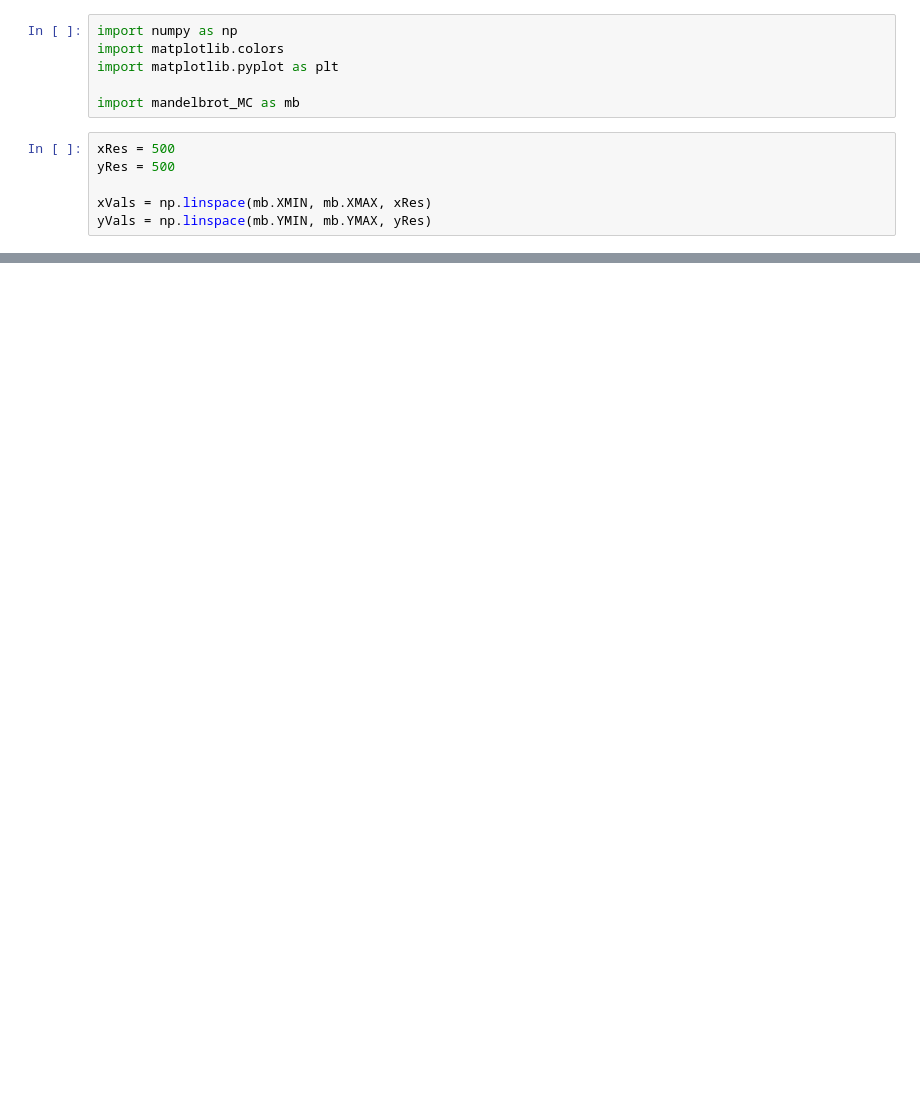
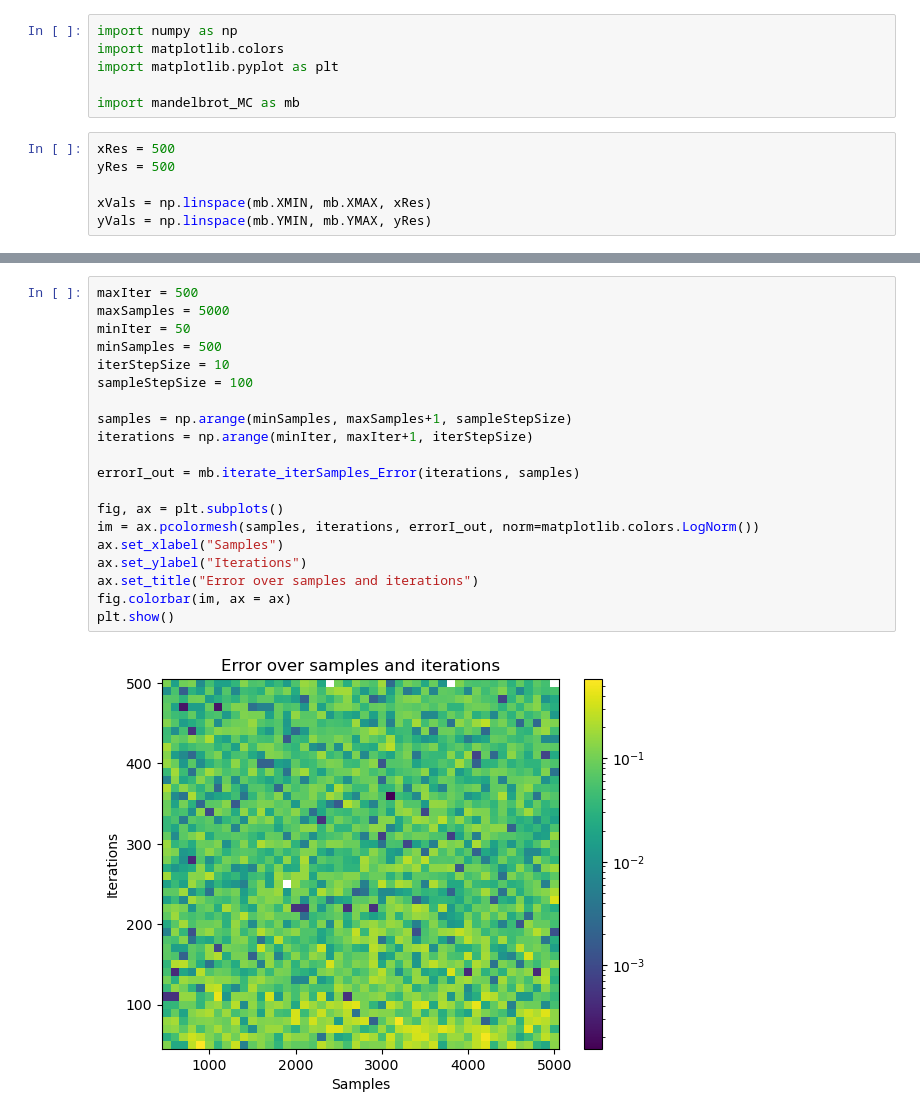
Before and after one commit to Kattelijn/Stochastic-Simulation, a Jupyter notebook: mandelbrot_MC_testPlots.ipynb, the cells around one changed output, grey strips where cells are left out. Cells and saved outputs as stored; diff of their text form; blank space fills up the shorter version.

```diff
--- a/mandelbrot_MC_testPlots.ipynb
+++ b/mandelbrot_MC_testPlots.ipynb
@@ -34,0 +36,22 @@ Area=1.5442
+# %%
+maxIter = 500
+maxSamples = 5000
+minIter = 50
+minSamples = 500
+iterStepSize = 10
+sampleStepSize = 100
+
+samples = np.arange(minSamples, maxSamples+1, sampleStepSize)
+iterations = np.arange(minIter, maxIter+1, iterStepSize)
+
+errorI_out = mb.iterate_iterSamples_Error(iterations, samples)
+
+fig, ax = plt.subplots()
+im = ax.pcolormesh(samples, iterations, errorI_out, norm=matplotlib.colors.LogNorm())
+ax.set_xlabel("Samples")
+ax.set_ylabel("Iterations")
+ax.set_title("Error over samples and iterations")
+fig.colorbar(im, ax = ax)
+plt.show()
+# %% [output]
+[figure, added]
```
Also changed, not shown: parts of 2 cells of this notebook, 2 other files.
